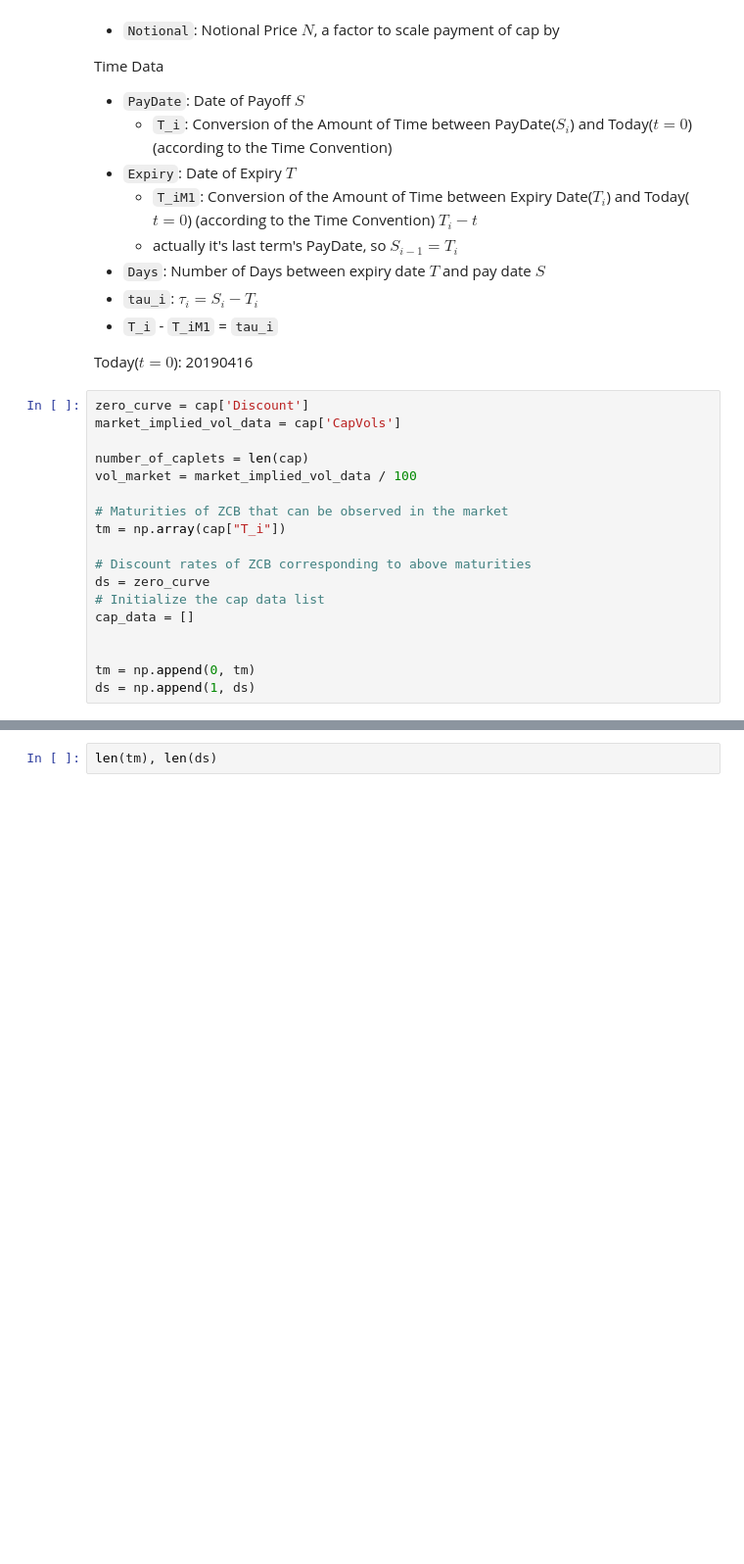
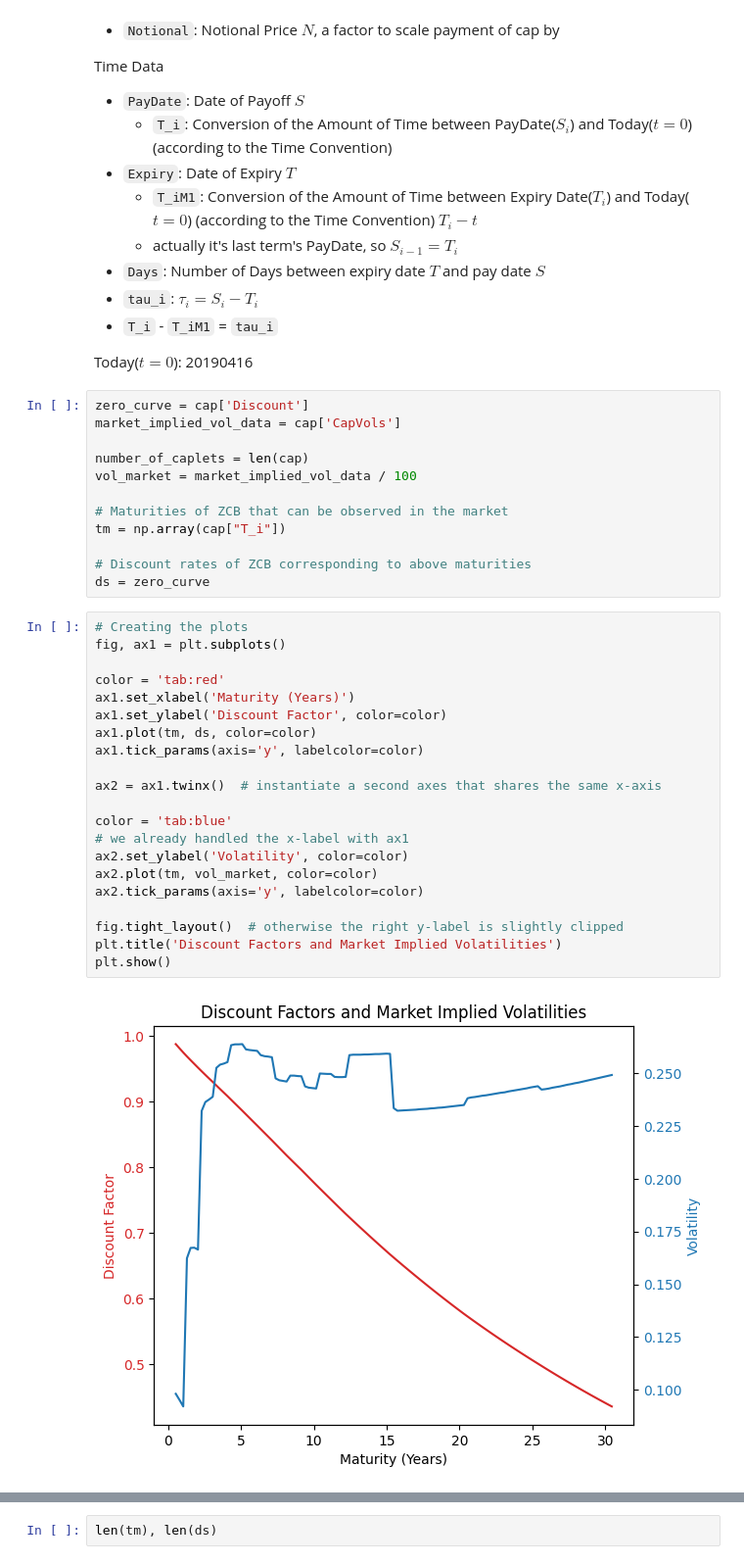
Before and after one commit to LibertyChaser/HullWhite-ATM-Caplet-Calibration, a Jupyter notebook: code/Hull_White_Model_To_ATM_Caplet_Market_Implied_Volatilities.ipynb, the cells around one changed output, grey strips where cells are left out. Shown at 98% size. Cells and saved outputs as stored; diff of their text form; blank space fills up the shorter version.

Commit message:
data virtualization

```diff
--- a/code/Hull_White_Model_To_ATM_Caplet_Market_Implied_Volatilities.ipynb
+++ b/code/Hull_White_Model_To_ATM_Caplet_Market_Implied_Volatilities.ipynb
@@ -92,9 +93,26 @@ tm = np.array(cap["T_i"])
 
 # Discount rates of ZCB corresponding to above maturities
 ds = zero_curve
-# Initialize the cap data list
-cap_data = []
-
-
-tm = np.append(0, tm)
-ds = np.append(1, ds)
+# %%
+# Creating the plots
+fig, ax1 = plt.subplots()
+
+color = 'tab:red'
+ax1.set_xlabel('Maturity (Years)')
+ax1.set_ylabel('Discount Factor', color=color)
+ax1.plot(tm, ds, color=color)
+ax1.tick_params(axis='y', labelcolor=color)
+
+ax2 = ax1.twinx()  # instantiate a second axes that shares the same x-axis
+
+color = 'tab:blue'
+# we already handled the x-label with ax1
+ax2.set_ylabel('Volatility', color=color)
+ax2.plot(tm, vol_market, color=color)
+ax2.tick_params(axis='y', labelcolor=color)
+
+fig.tight_layout()  # otherwise the right y-label is slightly clipped
+plt.title('Discount Factors and Market Implied Volatilities')
+plt.show()
+# %% [output]
+[figure, added]
```
Also changed, not shown: parts of 22 cells of this notebook.
